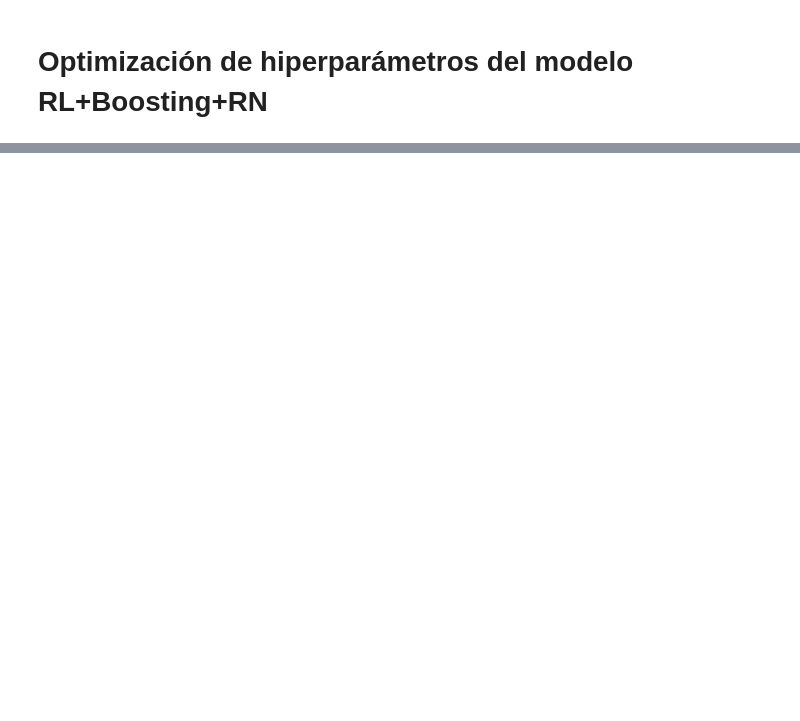
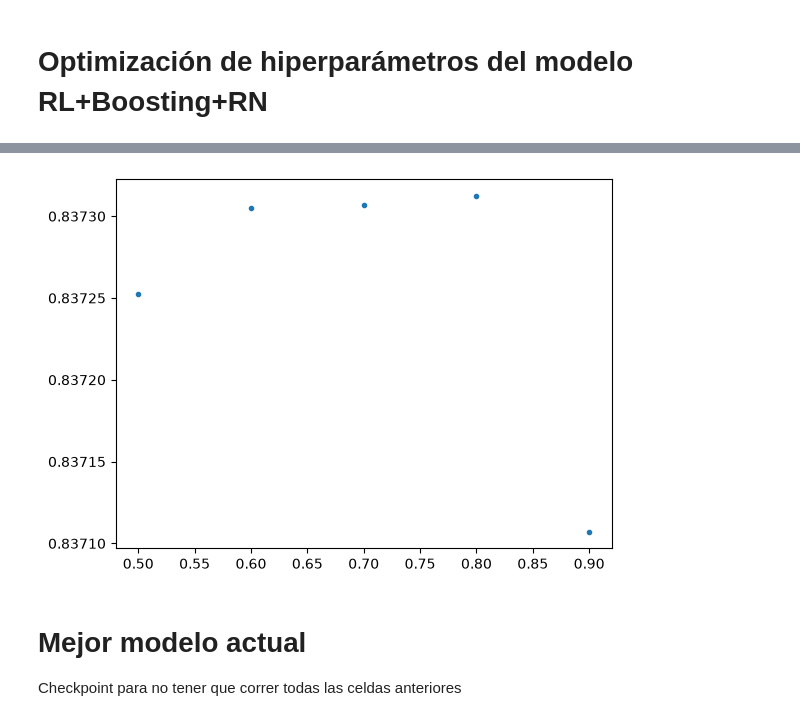
Before and after one commit to TomasCarneroRoldan125/Labo-de-Datos, a Jupyter notebook: TP2/proto.ipynb, the cells around one changed output, grey strips where cells are left out. Drawn from its saved outputs; the diff is of its cells as text; code cells hidden in the pictures; blank space fills up the shorter version.

```diff
--- a/TP2/proto.ipynb
+++ b/TP2/proto.ipynb
@@ -2787,0 +3487,37 @@ Mejor combinación (0.36 Lin + 0.49 Árb + 0.15 Red) -> AUC: 0.8383
+# %%
+def crear_modelo_red_neuronal(a):
+    preprocesamiento = ColumnTransformer([
+        # Usa las variables lineales (incluyendo palabras clave) y las estandariza (VITAL para redes)
+        ("numericas", make_pipeline(
+            SimpleImputer(strategy="median", add_indicator=True),
+            StandardScaler(),
+        ), features_num_lineal),
+
+        # Usa OneHotEncoder igual que el lineal
+        ("categoricas", OneHotEncoder(handle_unknown="ignore"), features_cat_lineal),
+
+        # Usa SVD igual que los árboles para no indigestar a la red con demasiadas palabras
+        ("texto_svd", make_pipeline(
+            TfidfVectorizer(max_features=1000, ngram_range=(1, 2), token_pattern=patron_tokens),
+            TruncatedSVD(n_components=50, random_state=42)
+        ), "oracle_text"),
+
+        ("tipos_svd", make_pipeline(
+            TfidfVectorizer(max_features=200),
+            TruncatedSVD(n_components=10, random_state=42)
+        ), "type_line"),
+    ])
+
+    return make_pipeline(
+        preprocesamiento,
+        MLPClassifier(
+            hidden_layer_sizes=(64), # 2 capas ocultas: la primera de 64, la segunda de 32
+            activation='relu',           # La tangente hiperbólica procesa los números negativos de forma muy distinta al relu. Matemáticamente, la obliga a trazar límites que los árboles y el lineal no pueden imitar.
+            max_iter=300,
+            alpha=a,
+            early_stopping=True,         # Frena el entrenamiento si nota que empieza a sobreajustar
+            random_state=42
+        )
+    )
+# %%
+hp_a=[]
@@ -2787,0 +3579,11 @@ Mejor combinación (0.36 Lin + 0.49 Árb + 0.15 Red) -> AUC: 0.8383
+# %%
+eje_x = [p[0] for p in hp_a]
+eje_y = [p[1] for p in hp_a]
+
+plt.plot(eje_x, eje_y, '.')
+plt.show()
+# %% [output]
+[figure, added]
+# %% [markdown]
+# Mejor modelo actual
+Checkpoint para no tener que correr todas las celdas anteriores
```
Also changed, not shown: parts of 28 cells of this notebook, 2 other files.
